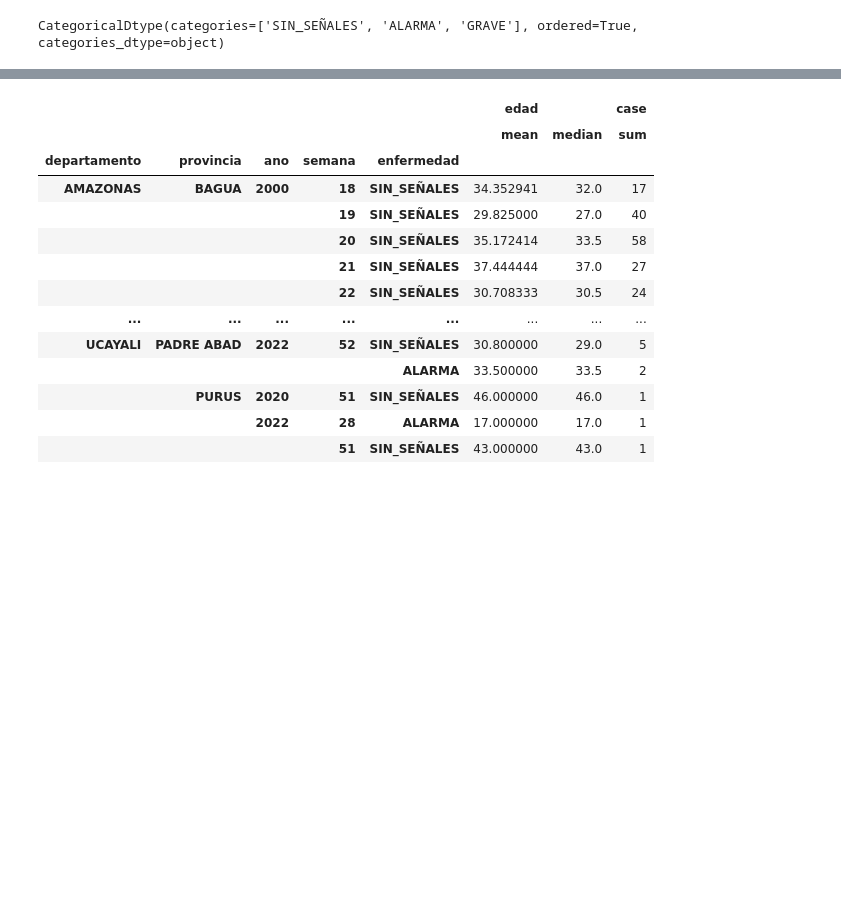
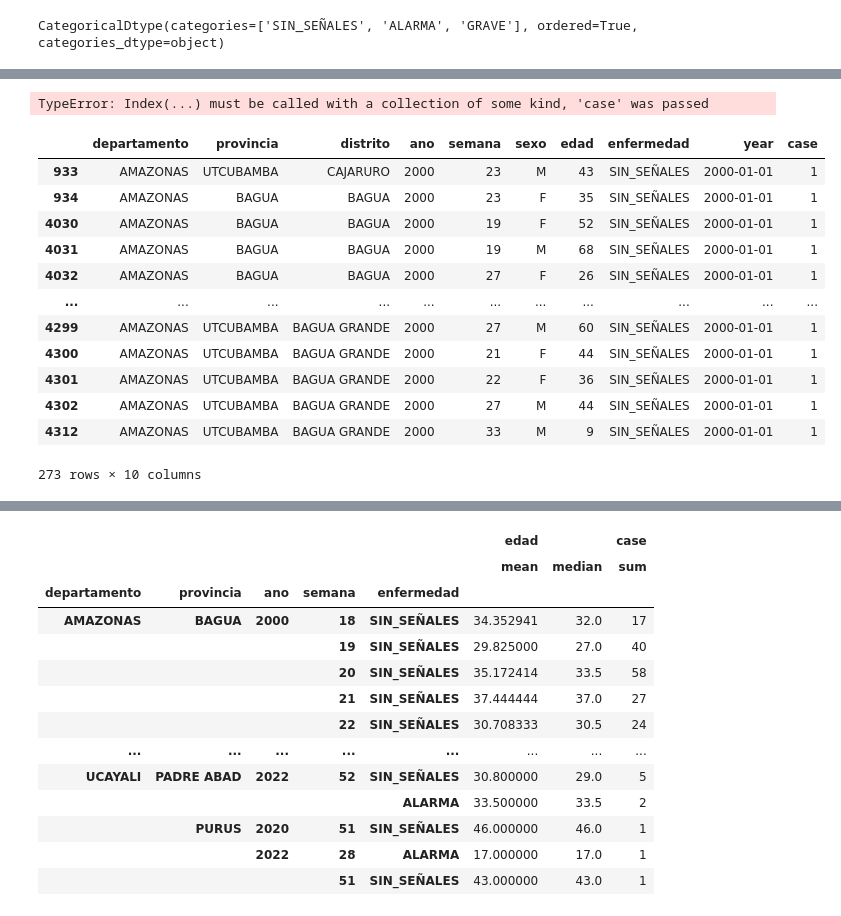
Before and after one commit to SocialAnalytics-StrategicIntelligence/OrganizeExploreAndQuery, a Jupyter notebook: Organize.ipynb, the cells around one changed output, grey strips where cells are left out. Cells and saved outputs as stored; diff of their text form; code cells hidden in the pictures; blank space fills up the shorter version.

```diff
--- a/Organize.ipynb
+++ b/Organize.ipynb
@@ -195,0 +421,22 @@ ByYear_LongStats.to_pickle('dataFiles/ByYear_LongStats.pkl')
+# %%
+worst_ProvYear_alarma_Frequency.columns='case'
+worst_ProvYear_alarma_Frequency.reset_index(inplace=True)
+worst_ProvYear_alarma_Frequency
+# %% [output]
+TypeError: Index(...) must be called with a collection of some kind, 'case' was passed
+# %%
+dengue[(dengue.departamento=='AMAZONAS') & (dengue.ano==2000) & (dengue.enfermedad=="SIN_SEÑALES")]
+# %% [output]
+|  | departamento | provincia | distrito | ano | semana | sexo | edad | enfermedad | year | case |
+| 933 | AMAZONAS | UTCUBAMBA | CAJARURO | 2000 | 23 | M | 43 | SIN_SEÑALES | 2000-01-01 | 1 |
+| 934 | AMAZONAS | BAGUA | BAGUA | 2000 | 23 | F | 35 | SIN_SEÑALES | 2000-01-01 | 1 |
+| 4030 | AMAZONAS | BAGUA | BAGUA | 2000 | 19 | F | 52 | SIN_SEÑALES | 2000-01-01 | 1 |
+| 4031 | AMAZONAS | BAGUA | BAGUA | 2000 | 19 | M | 68 | SIN_SEÑALES | 2000-01-01 | 1 |
+| 4032 | AMAZONAS | BAGUA | BAGUA | 2000 | 27 | F | 26 | SIN_SEÑALES | 2000-01-01 | 1 |
+| ... | ... | ... | ... | ... | ... | ... | ... | ... | ... | ... |
+| 4299 | AMAZONAS | UTCUBAMBA | BAGUA GRANDE | 2000 | 27 | M | 60 | SIN_SEÑALES | 2000-01-01 | 1 |
+| 4300 | AMAZONAS | UTCUBAMBA | BAGUA GRANDE | 2000 | 21 | F | 44 | SIN_SEÑALES | 2000-01-01 | 1 |
+| 4301 | AMAZONAS | UTCUBAMBA | BAGUA GRANDE | 2000 | 22 | F | 36 | SIN_SEÑALES | 2000-01-01 | 1 |
+| 4302 | AMAZONAS | UTCUBAMBA | BAGUA GRANDE | 2000 | 27 | M | 44 | SIN_SEÑALES | 2000-01-01 | 1 |
+| 4312 | AMAZONAS | UTCUBAMBA | BAGUA GRANDE | 2000 | 33 | M | 9 | SIN_SEÑALES | 2000-01-01 | 1 |
+273 rows × 10 columns
```
Also changed, not shown: parts of 18 cells of this notebook, 3 other files.
